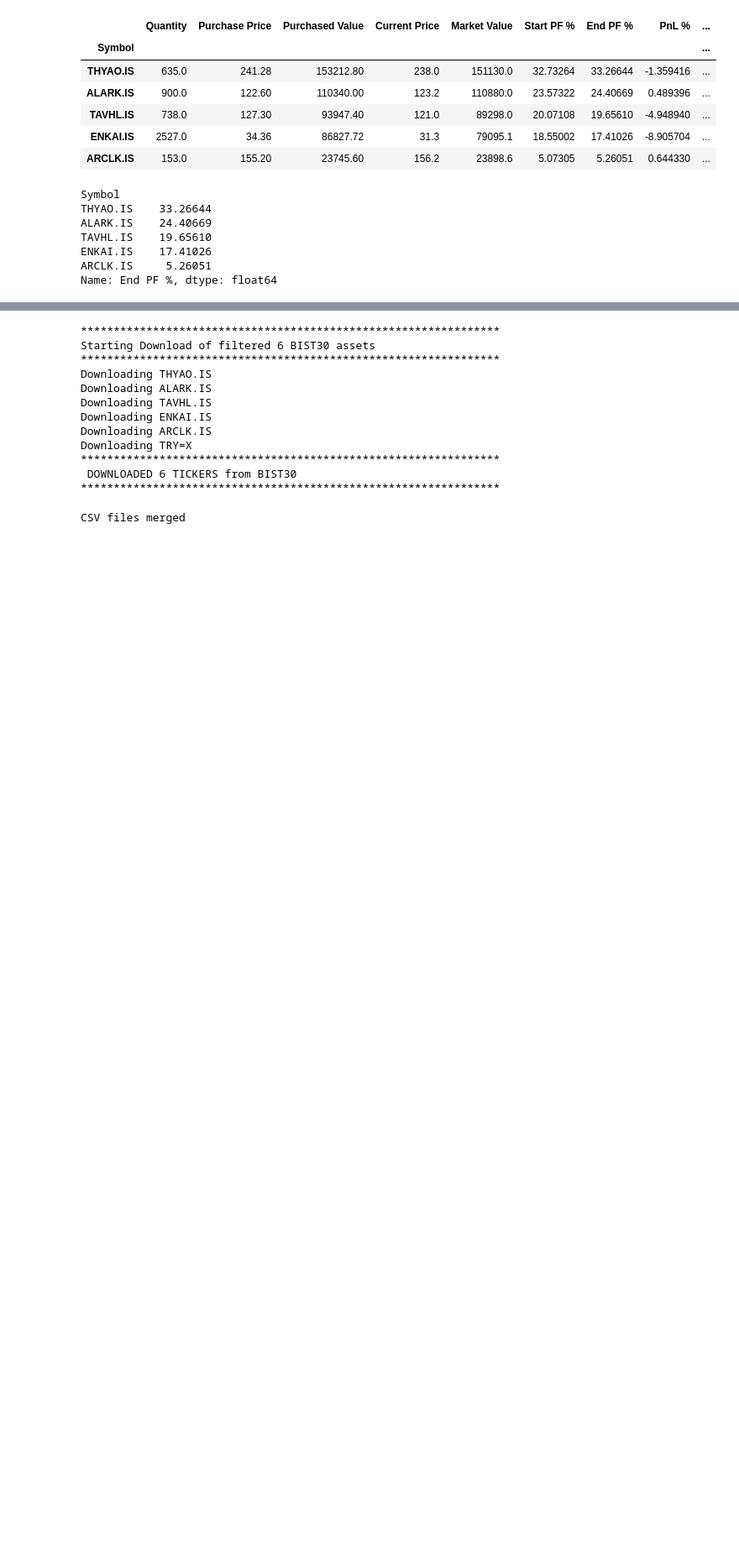
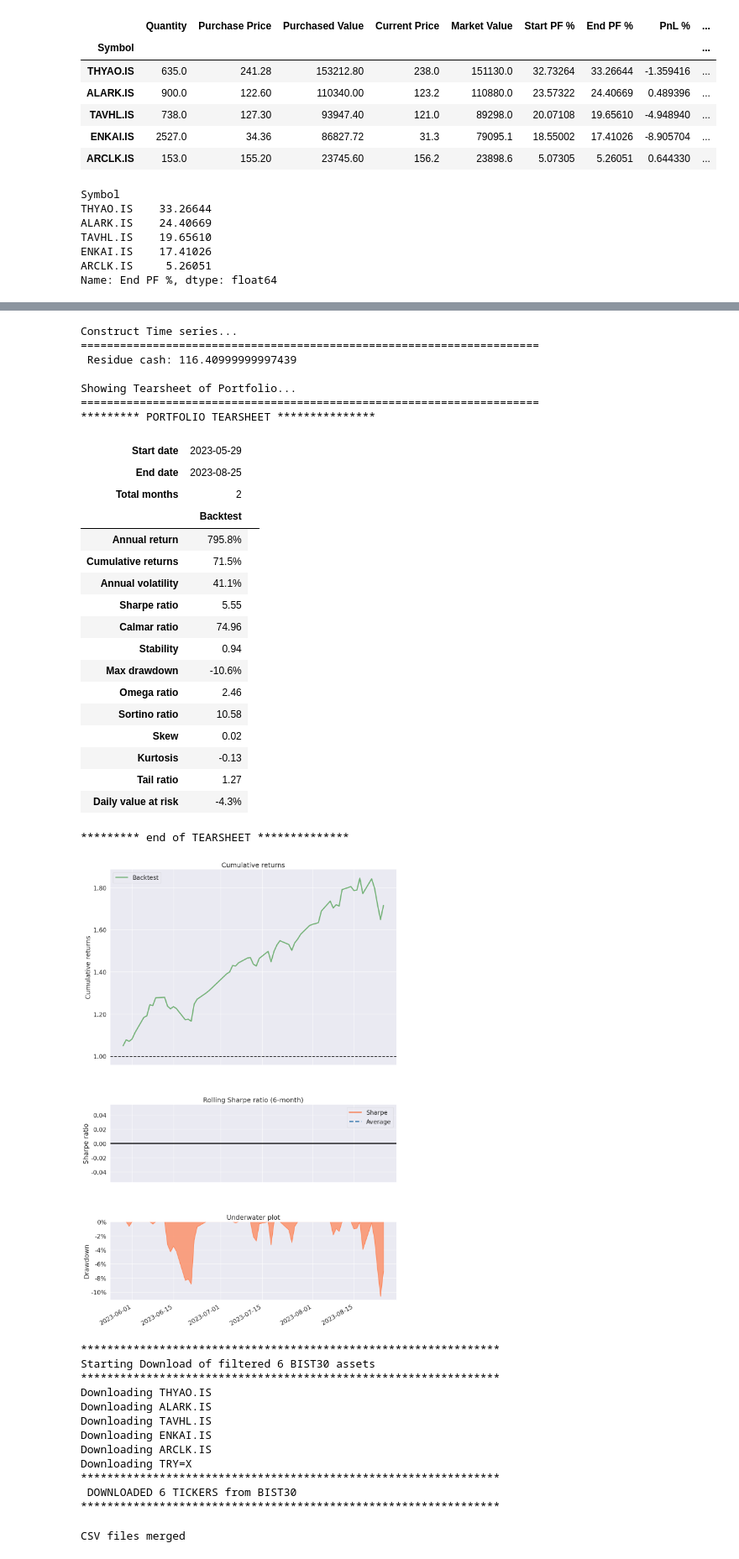
Before and after one commit to MarkovMarkowitz/MarkovMarkowitz, a Jupyter notebook: ON3_AnalyzeAndReplacePortfolio_v2.ipynb, the cells around one changed output, grey strips where cells are left out. Shown at 84% size. Cells and saved outputs as stored; diff of their text form; code cells hidden in the pictures; blank space fills up the shorter version.

```diff
--- a/ON3_AnalyzeAndReplacePortfolio_v2.ipynb
+++ b/ON3_AnalyzeAndReplacePortfolio_v2.ipynb
@@ -83,0 +189,22 @@ Name: End PF %, dtype: float64
+# %%
+def ShowTearSheet(OrderedPctChange):
+    print(f"Showing Tearsheet of Portfolio...")
+    print(70*'=')
+    import pyfolio
+    print(f"********* PORTFOLIO TEARSHEET *************** ")
+
+    try:
+        simple_tear_sheet = pyfolio.create_simple_tear_sheet(OrderedPctChange)
+        print("********* end of TEARSHEET **************\n")
+        #simple_tear_sheet.savefig(f"Chart_{CHART}_Ret_Tear_sheet.jpg", format='jpg', dpi=300)
+        #from IPython.display import Image
+        #Image(url=f"Chart_{CHART}_Simple_Tear_sheet.jpg")
+
+    except Exception as e:
+        print("Error generating returns tear sheet:", e)
+        returns_tear_sheet = None
+# %%
+show_df = pd.DataFrame({"assets":MYPF.index.T, "%": np.round(MYPF['End PF %'],4), "amounts": MYPF['Market Value']})
+#show_df = show_df.loc[(show_df["%"]>0)]
+show_df = MYPF.sort_values(by=['End PF %'],ascending=False)
+show_df
@@ -84,3 +219,33 @@ Name: End PF %, dtype: float64
+# %%
+OrderedPctChange, IDEAL_PF = ConstructPortfolioTimeSeries(show_df)
+ShowTearSheet(OrderedPctChange.dropna())
+# %% [output]
+Construct Time series...
+======================================================================
+ Residue cash: 116.40999999997439
+
+Showing Tearsheet of Portfolio...
+======================================================================
+********* PORTFOLIO TEARSHEET ***************
+| Start date | 2023-05-29 |  |
+| End date | 2023-08-25 |  |
+| Total months | 2 |  |
+|  | Backtest |
+| Annual return | 795.8% |
+| Cumulative returns | 71.5% |
+| Annual volatility | 41.1% |
+| Sharpe ratio | 5.55 |
+| Calmar ratio | 74.96 |
+| Stability | 0.94 |
+| Max drawdown | -10.6% |
+| Omega ratio | 2.46 |
+| Sortino ratio | 10.58 |
+| Skew | 0.02 |
+| Kurtosis | -0.13 |
+| Tail ratio | 1.27 |
+| Daily value at risk | -4.3% |
+********* end of TEARSHEET **************
+[figure, added]
 # %%
 
 
```
Also changed, not shown: parts of 8 cells of this notebook.
